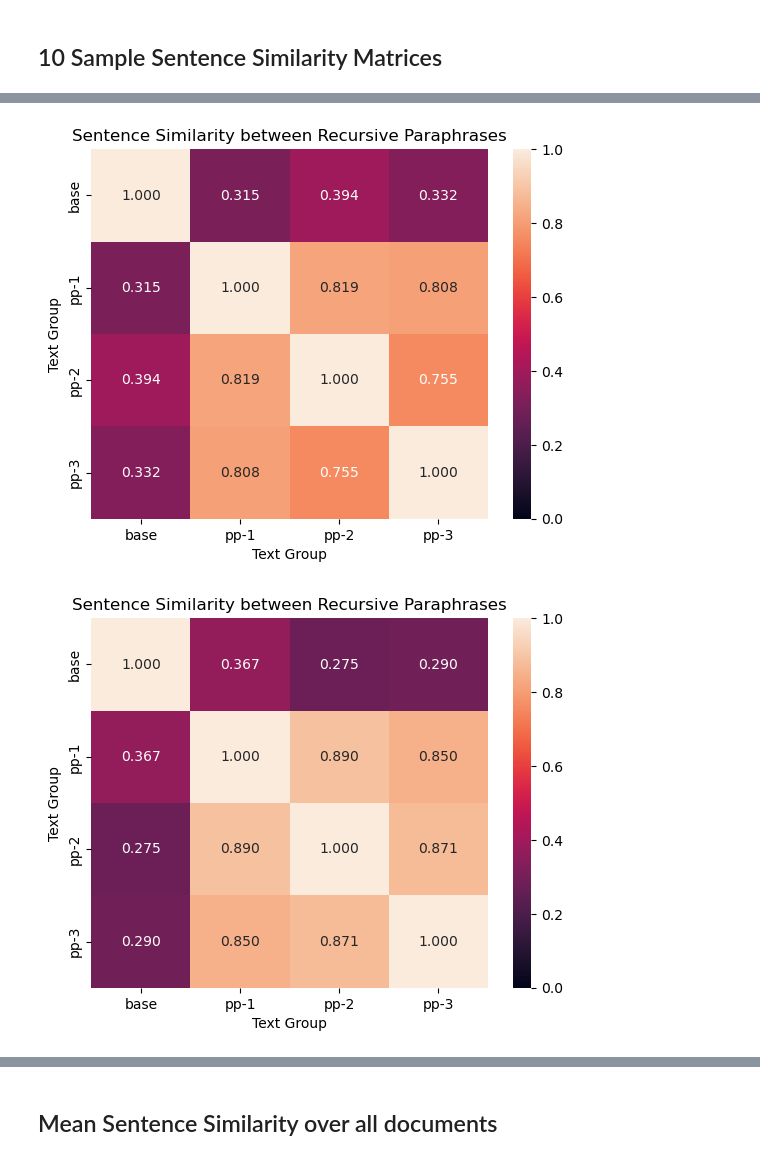
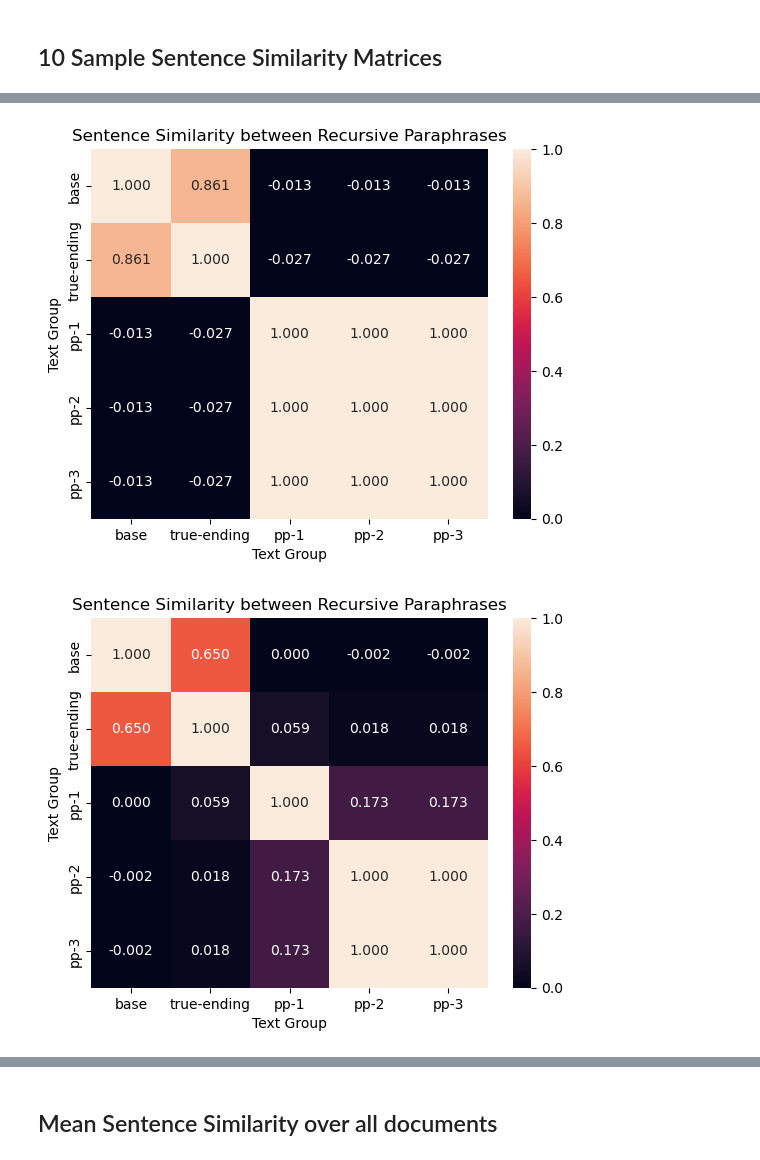
Before and after one commit to SamSJackson/Level4-Proj, a Jupyter notebook: data/notebooks/sentence_similarity.ipynb, the cells around one changed output, grey strips where cells are left out. Cells and saved outputs as stored; diff of their text form; code cells hidden in the pictures.

```diff
--- a/data/notebooks/sentence_similarity.ipynb
+++ b/data/notebooks/sentence_similarity.ipynb
@@ -4,7 +4,7 @@ import pandas as pd
 import matplotlib.pyplot as plt, seaborn as sns
 from sentence_transformers import SentenceTransformer, util
 # %%
-path = "../processed/train/paraphrased/paraphrase_humarin_samples_llama-2-7b_251_05_12_2023.csv"
+path = "../processed/train/paraphrased/paraphrase_dipper_samples_llama-2-7b_251_09_01_2024.csv"
 df = pd.read_csv(path)
 # %%
 def generate_similarity_matrix(df, model, row=None):
@@ -12,15 +12,16 @@ def generate_similarity_matrix(df, model, row=None):
         row = np.random.randint(0, df.shape[0])
     id = df["id"][row]
     base_kgw_wm = df["content"][row]
+    base_true = df["content-actual-ending"][row]
     kgw_pp = [df[f"pp-kgw-{i}"][row] for i in range(1,4)]
-    sentences = [base_kgw_wm] + kgw_pp
+    sentences = [base_kgw_wm, base_true] + kgw_pp
 
     embeddings = model.encode(sentences, convert_to_tensor=True)
     cosine_scores = util.cos_sim(embeddings, embeddings).cpu()
     return id, cosine_scores
 # %%
 def plot_image(cosine_scores, save=False, save_location=None):
-    labels = ["base", "pp-1", "pp-2", "pp-3"]
+    labels = ["base", "true-ending", "pp-1", "pp-2", "pp-3"]
 
     ax = sns.heatmap(cosine_scores, annot=True, fmt='.3f', xticklabels=labels, yticklabels=labels, vmin=0, vmax=1)
     ax.set_ylabel("Text Group")
@@ -54,5 +36,5 @@ def plot_image2(cosine_scores, save=False, save_location = None):
 # %%
-model = SentenceTransformer("all-MiniLM-L6-v2")
+model = SentenceTransformer("sentence-transformers/all-mpnet-base-v2")
 # %% [markdown]
 ## 10 Sample Sentence Similarity Matrices
 # %%
@@ -60,5 +42,5 @@ base_path = "../results/images/sentence_similarity/llama-2-7b-december/"
 for i in range(10):
     id, cosine_scores = generate_similarity_matrix(df, model)
     save_location = base_path + f"article_{id}.png"
-    plot_image(cosine_scores, save=False, save_location=save_location)
+    plot_image(cosine_scores, save=True, save_location=save_location)
 # %% [output]
@@ -70,2 +52,2 @@ for i in range(10):
-[figure, old version]
+[figure, new version]
-[figure, old version]
+[figure, new version]
```
Also changed, not shown: parts of 4 cells of this notebook, 20 other files.
